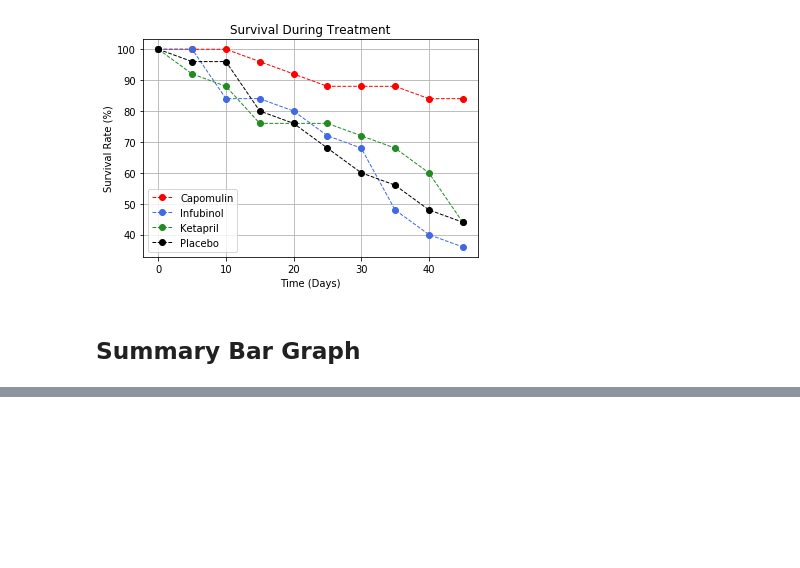
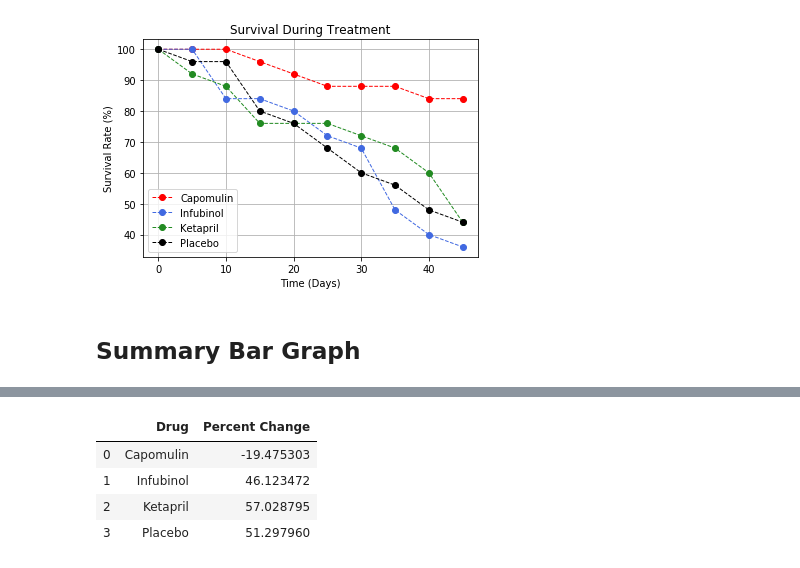
Before and after one commit to dowripple/matplotlib-challenge, a Jupyter notebook: Pymaceuticals/pymaceuticals.ipynb, the cells around one changed output, grey strips where cells are left out. Cells and saved outputs as stored; diff of their text form; code cells hidden in the pictures; blank space fills up the shorter version.

```diff
--- a/Pymaceuticals/pymaceuticals.ipynb
+++ b/Pymaceuticals/pymaceuticals.ipynb
@@ -502,0 +423,25 @@ fig.show()
+# %%
+# get the last timepoint
+tp_max = merge_df['Timepoint'].max()
+
+# calculate the % change by drug, using or already pivoted df for tumor volume
+capomulin_change = ((tumor_data_df['Capomulin'][tp_max] - tumor_data_df['Capomulin'][0])/tp_max)*100
+infubinol_change = ((tumor_data_df['Infubinol'][tp_max] - tumor_data_df['Infubinol'][0])/tp_max)*100
+ketapril_change = ((tumor_data_df['Ketapril'][tp_max] - tumor_data_df['Ketapril'][0])/tp_max)*100
+placebo_change = ((tumor_data_df['Placebo'][tp_max] - tumor_data_df['Placebo'][0])/tp_max)*100
+
+drugs = ['Capomulin', 'Infubinol','Ketapril','Placebo']
+changes = [capomulin_change, infubinol_change, ketapril_change, placebo_change]
+
+drug_change_df = pd.DataFrame({
+    'Drug': drugs,
+    'Percent Change': changes
+})
+
+drug_change_df.head()
+# %% [output]
+|  | Drug | Percent Change |
+| 0 | Capomulin | -19.475303 |
+| 1 | Infubinol | 46.123472 |
+| 2 | Ketapril | 57.028795 |
+| 3 | Placebo | 51.297960 |
```
Also changed, not shown: parts of 5 cells of this notebook, 3 other files.
